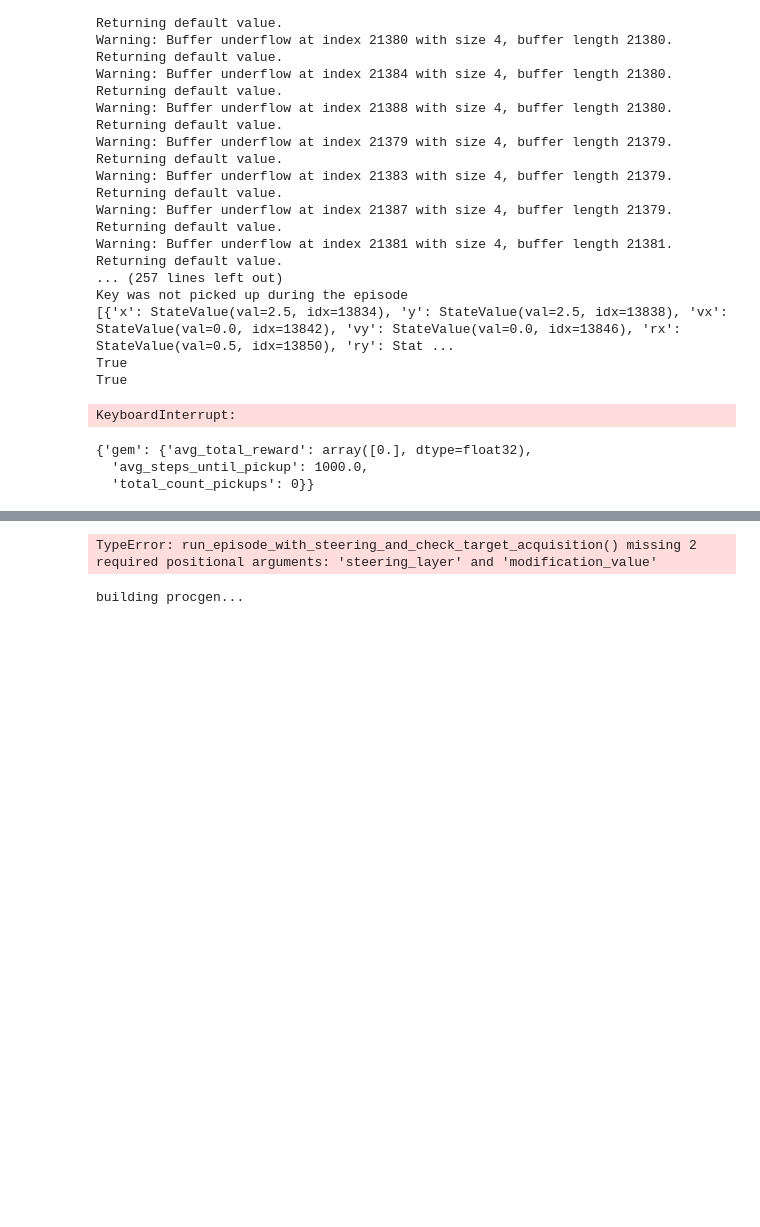
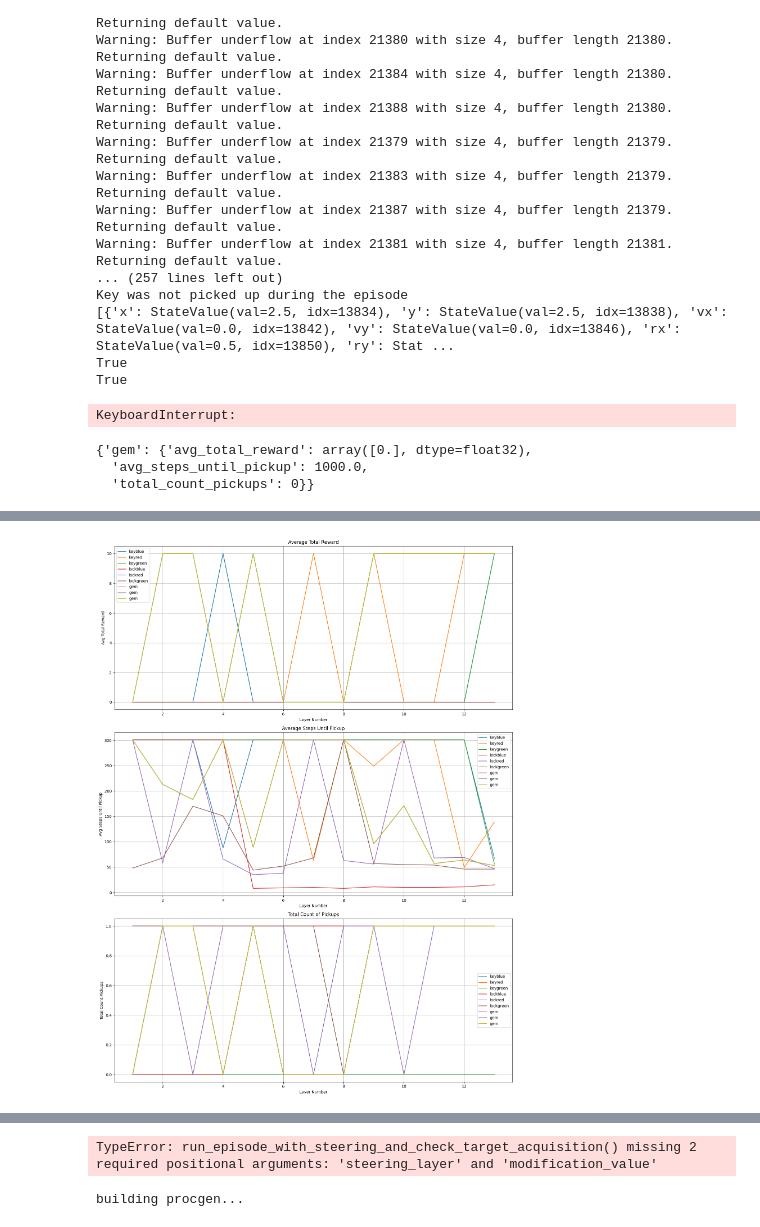
Before and after one commit to BenSturgeon/ai-safety-camp-2024-model-agents, a Jupyter notebook: notebooks/activation_steering.ipynb, the cells around one changed output, grey strips where cells are left out. Cells and saved outputs as stored; diff of their text form; code cells hidden in the pictures; blank space fills up the shorter version.

Commit message:
Added code for visualing multi objective steering experiments

```diff
--- a/notebooks/activation_steering.ipynb
+++ b/notebooks/activation_steering.ipynb
@@ -152,0 +237,25 @@ objectives
+# %%
+# Plotting the results
+fig, axs = plt.subplots(3, 1, figsize=(15, 20))
+metrics = ['avg_total_reward', 'avg_steps_until_pickup', 'total_count_pickups']
+titles = ['Average Total Reward', 'Average Steps Until Pickup', 'Total Count of Pickups']
+
+for i, metric in enumerate(metrics):
+    for entity_name in entity:
+        for entity_color in entity_colors:
+            if entity_name == "gem":
+                entity_color = ""
+            label = f"{entity_name}{entity_color}"
+            values = [objectives[layer][label][metric] for layer in layers_to_test]
+            axs[i].plot(list(layers_to_test), values, label=label)
+
+    axs[i].set_title(titles[i])
+    axs[i].set_xlabel('Layer Number')
+    axs[i].set_ylabel(metric.replace('_', ' ').title())
+    axs[i].legend()
+    axs[i].grid(True)
+
+plt.tight_layout()
+plt.show()
+# %% [output]
+[figure, added]
```
Also changed, not shown: parts of 4 cells of this notebook, 1 other file.
